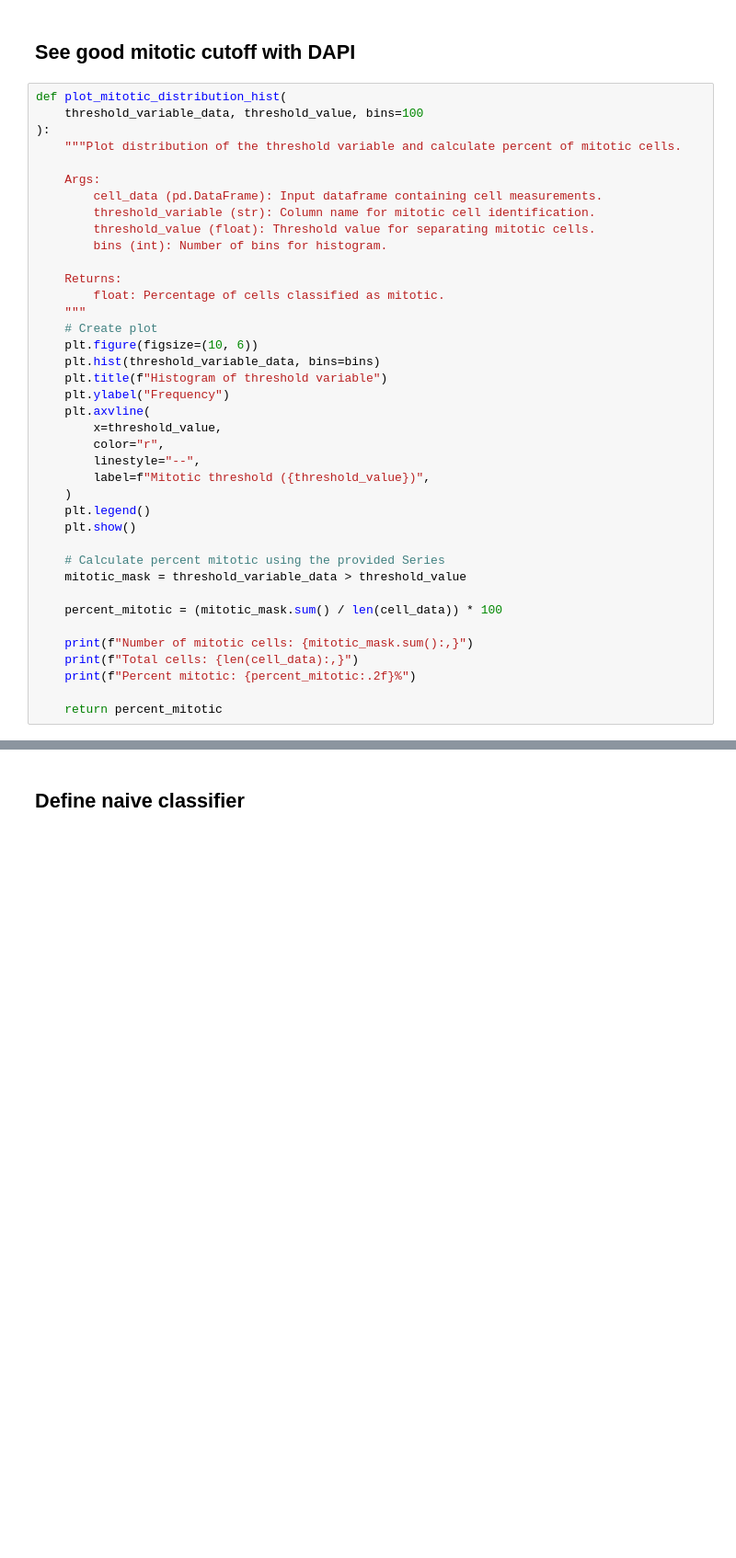
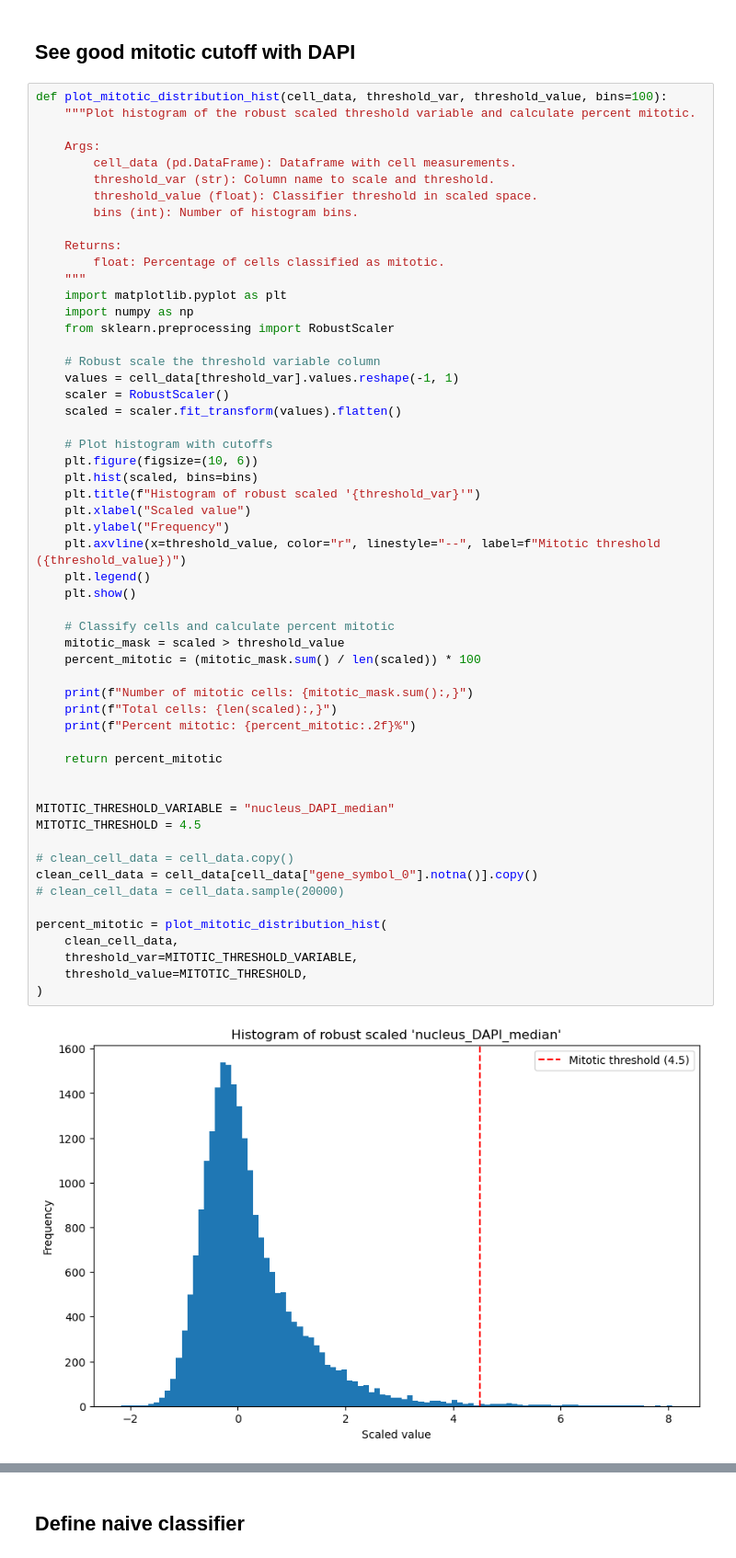
Before and after one commit to cheeseman-lab/brieflow-analysis, a Jupyter notebook: analysis/7.create_naive_cell_classifier.ipynb, the cells around one changed output, grey strips where cells are left out. Shown at 92% size. Cells and saved outputs as stored; diff of their text form; blank space fills up the shorter version.

Commit message:
recreate naive classifier

```diff
--- a/analysis/7.create_naive_cell_classifier.ipynb
+++ b/analysis/7.create_naive_cell_classifier.ipynb
@@ -74,41 +74,59 @@ First 20 columns; use to set parameters below.
 # %% [markdown]
 ## See good mitotic cutoff with DAPI
 # %%
-def plot_mitotic_distribution_hist(
-    threshold_variable_data, threshold_value, bins=100
-):
-    """Plot distribution of the threshold variable and calculate percent of mitotic cells.
+def plot_mitotic_distribution_hist(cell_data, threshold_var, threshold_value, bins=100):
+    """Plot histogram of the robust scaled threshold variable and calculate percent mitotic.
 
     Args:
-        cell_data (pd.DataFrame): Input dataframe containing cell measurements.
-        threshold_variable (str): Column name for mitotic cell identification.
-        threshold_value (float): Threshold value for separating mitotic cells.
-        bins (int): Number of bins for histogram.
+        cell_data (pd.DataFrame): Dataframe with cell measurements.
+        threshold_var (str): Column name to scale and threshold.
+        threshold_value (float): Classifier threshold in scaled space.
+        bins (int): Number of histogram bins.
 
     Returns:
         float: Percentage of cells classified as mitotic.
     """
-    # Create plot
+    import matplotlib.pyplot as plt
+    import numpy as np
+    from sklearn.preprocessing import RobustScaler
+
+    # Robust scale the threshold variable column
+    values = cell_data[threshold_var].values.reshape(-1, 1)
+    scaler = RobustScaler()
+    scaled = scaler.fit_transform(values).flatten()
+
+    # Plot histogram with cutoffs
     plt.figure(figsize=(10, 6))
-    plt.hist(threshold_variable_data, bins=bins)
-    plt.title(f"Histogram of threshold variable")
+    plt.hist(scaled, bins=bins)
+    plt.title(f"Histogram of robust scaled '{threshold_var}'")
+    plt.xlabel("Scaled value")
     plt.ylabel("Frequency")
-    plt.axvline(
-        x=threshold_value,
-        color="r",
-        linestyle="--",
-        label=f"Mitotic threshold ({threshold_value})",
-    )
+    plt.axvline(x=threshold_value, color="r", linestyle="--", label=f"Mitotic threshold ({threshold_value})")
     plt.legend()
     plt.show()
 
-    # Calculate percent mitotic using the provided Series
-    mitotic_mask = threshold_variable_data > threshold_value
-
-    percent_mitotic = (mitotic_mask.sum() / len(cell_data)) * 100
+    # Classify cells and calculate percent mitotic
+    mitotic_mask = scaled > threshold_value
+    percent_mitotic = (mitotic_mask.sum() / len(scaled)) * 100
 
     print(f"Number of mitotic cells: {mitotic_mask.sum():,}")
-    print(f"Total cells: {len(cell_data):,}")
+    print(f"Total cells: {len(scaled):,}")
     print(f"Percent mitotic: {percent_mitotic:.2f}%")
 
     return percent_mitotic
+
+
+MITOTIC_THRESHOLD_VARIABLE = "nucleus_DAPI_median"
+MITOTIC_THRESHOLD = 4.5
+
+# clean_cell_data = cell_data.copy()
+clean_cell_data = cell_data[cell_data["gene_symbol_0"].notna()].copy()
+# clean_cell_data = cell_data.sample(20000)
+
+percent_mitotic = plot_mitotic_distribution_hist(
+    clean_cell_data,
+    threshold_var=MITOTIC_THRESHOLD_VARIABLE,
+    threshold_value=MITOTIC_THRESHOLD,
+)
+# %% [output]
+[figure, added]
```
Also changed, not shown: parts of 6 cells of this notebook, 1 other file.
